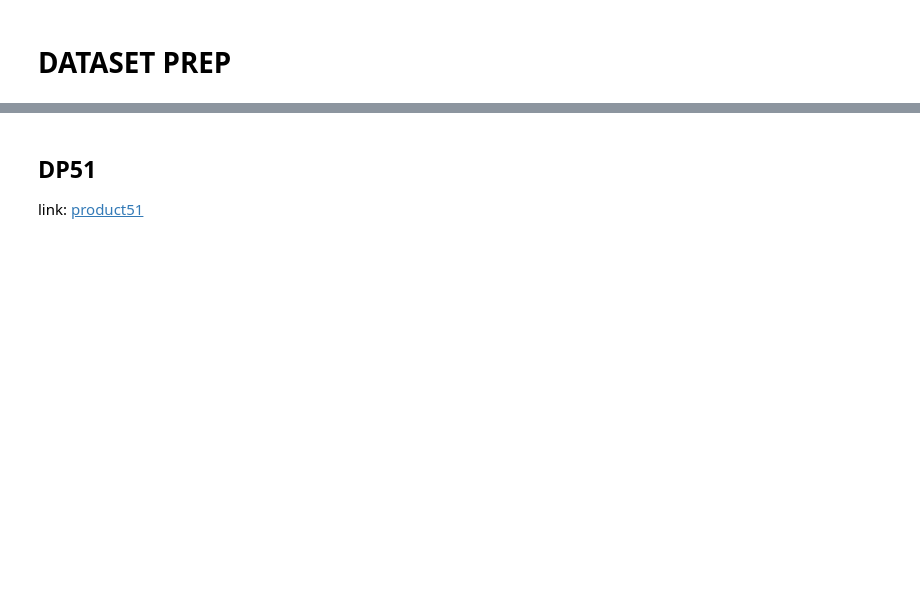
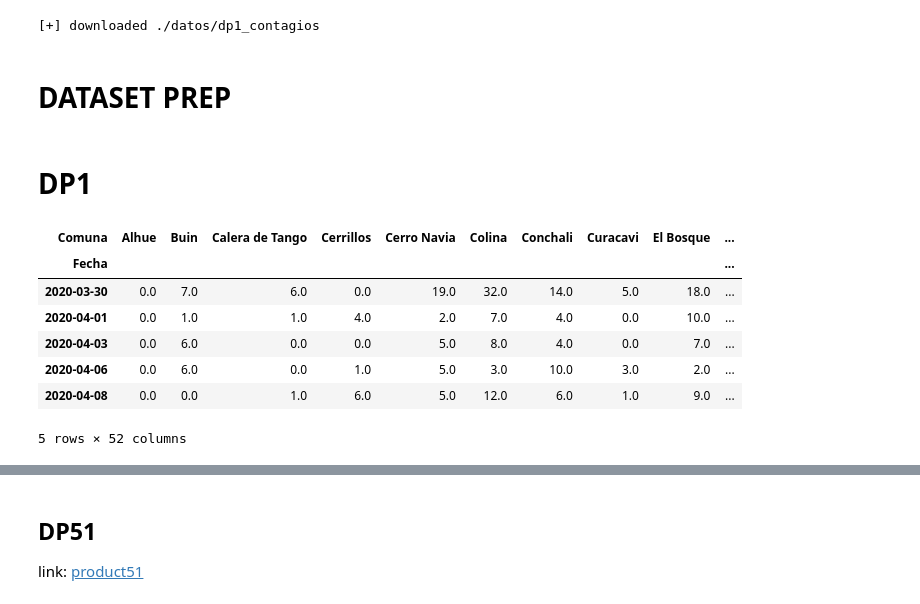
Before and after one commit to tanaxer01/mov-in-covid, a Jupyter notebook: index_calcs.ipynb, the cells around one changed output, grey strips where cells are left out. Saved outputs shown, nothing was run; the diff lists cells and outputs as text; code cells hidden in the pictures; blank space fills up the shorter version.

```diff
--- a/index_calcs.ipynb
+++ b/index_calcs.ipynb
@@ -11,5 +18,7 @@ import utils
 # %%
 datasets = {
+  # DP1
+  "dp1_contagios": "https://raw.githubusercontent.com/MinCiencia/Datos-COVID19/master/output/producto1/Covid-19_std.csv",
   # DP51
   "dp51_difs": "https://raw.githubusercontent.com/MinCiencia/Datos-COVID19/master/output/producto51/ISCI_std.csv",
   # DP82
@@ -20,5 +29,26 @@ datasets = {
 
 for name, url in datasets.items():
   utils.get_file(name, url)
+# %% [output]
+[+] downloaded ./datos/dp1_contagios
 # %% [markdown]
 # DATASET PREP
+# %% [markdown]
+# DP1
+# %%
+DataProduct1 = pd.read_csv("./datos/dp1_contagios.csv", parse_dates=["Fecha"])
+
+# Just RM
+DataProduct1 = DataProduct1[ DataProduct1["Codigo region"] == 13 ].drop(columns=["Region", "Codigo region"])
+
+casos = DataProduct1.pivot_table(values="Casos confirmados", index="Fecha", columns="Comuna").drop(columns=["Desconocido Metropolitana"])
+casos_nuevos = casos.subtract( casos.shift(periods=1, fill_value=0) )
+# %% [output]
+| Comuna | Alhue | Buin | Calera de Tango | Cerrillos | Cerro Navia | Colina | Conchali | Curacavi | El Bosque | ... |
+| Fecha |  |  |  |  |  |  |  |  |  | ... |
+| 2020-03-30 | 0.0 | 7.0 | 6.0 | 0.0 | 19.0 | 32.0 | 14.0 | 5.0 | 18.0 | ... |
+| 2020-04-01 | 0.0 | 1.0 | 1.0 | 4.0 | 2.0 | 7.0 | 4.0 | 0.0 | 10.0 | ... |
+| 2020-04-03 | 0.0 | 6.0 | 0.0 | 0.0 | 5.0 | 8.0 | 4.0 | 0.0 | 7.0 | ... |
+| 2020-04-06 | 0.0 | 6.0 | 0.0 | 1.0 | 5.0 | 3.0 | 10.0 | 3.0 | 2.0 | ... |
+| 2020-04-08 | 0.0 | 0.0 | 1.0 | 6.0 | 5.0 | 12.0 | 6.0 | 1.0 | 9.0 | ... |
+5 rows × 52 columns
```
Also changed, not shown: parts of 2 cells of this notebook.
